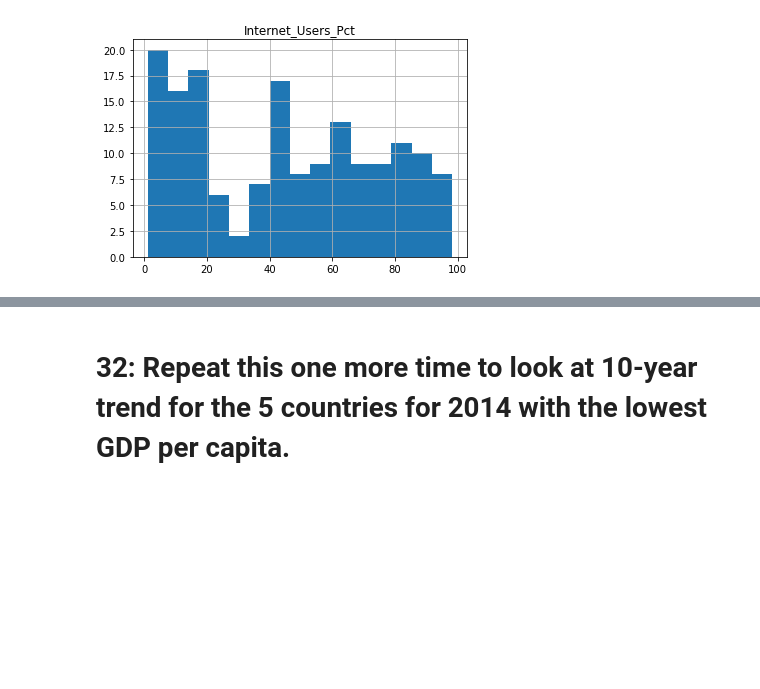
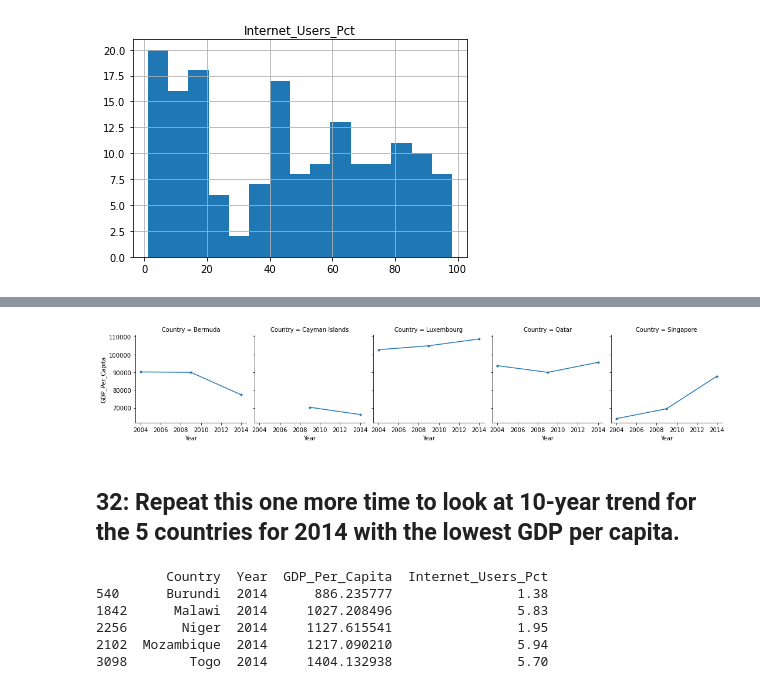
Before and after one commit to MaGoodman12/gdp-and-internet-usage-MaGoodman12, a Jupyter notebook: Jupyter_notebooks/internet_project.ipynb, the cells around one changed output, grey strips where cells are left out. Cells and saved outputs as stored; diff of their text form; code cells hidden in the pictures; blank space fills up the shorter version.

```diff
--- a/Jupyter_notebooks/internet_project.ipynb
+++ b/Jupyter_notebooks/internet_project.ipynb
@@ -375,0 +512,4 @@ top_5_internet.shape
+# %%
+top_gdp_countries = gdp_and_internet_use_sub['Country'].isin(['Luxembourg', 'Qatar', 'Singapore', 'Bermuda', 'Cayman Islands' ])
+top_10year = gdp_and_internet_use_sub[top_gdp_countries]
+print(top_10year)
@@ -376,2 +532,17 @@ top_5_internet.shape
+# %%
+top_10year_grid = sns.FacetGrid(top_10year, col= "Country")
+top_10year_grid = top_10year_grid.map(plt.plot, "Year", "GDP_Per_Capita", marker=".")
+# %% [output]
+[figure, added]
 # %% [markdown]
-# 32: Repeat this one more time to look at 10-year trend for the 5 countries for 2014 with the lowest GDP per capita.
+## 32: Repeat this one more time to look at 10-year trend for the 5 countries for 2014 with the lowest GDP per capita.
+# %%
+bottom5_gdp_14 = fourteen.sort_values(by = 'GDP_Per_Capita').head()
+print(bottom5_gdp_14)
+# %% [output]
+         Country  Year  GDP_Per_Capita  Internet_Users_Pct
+540      Burundi  2014      886.235777                1.38
+1842      Malawi  2014     1027.208496                5.83
+2256       Niger  2014     1127.615541                1.95
+2102  Mozambique  2014     1217.090210                5.94
+3098        Togo  2014     1404.132938                5.70
```
Also changed, not shown: parts of 53 cells of this notebook, 2 other files.
